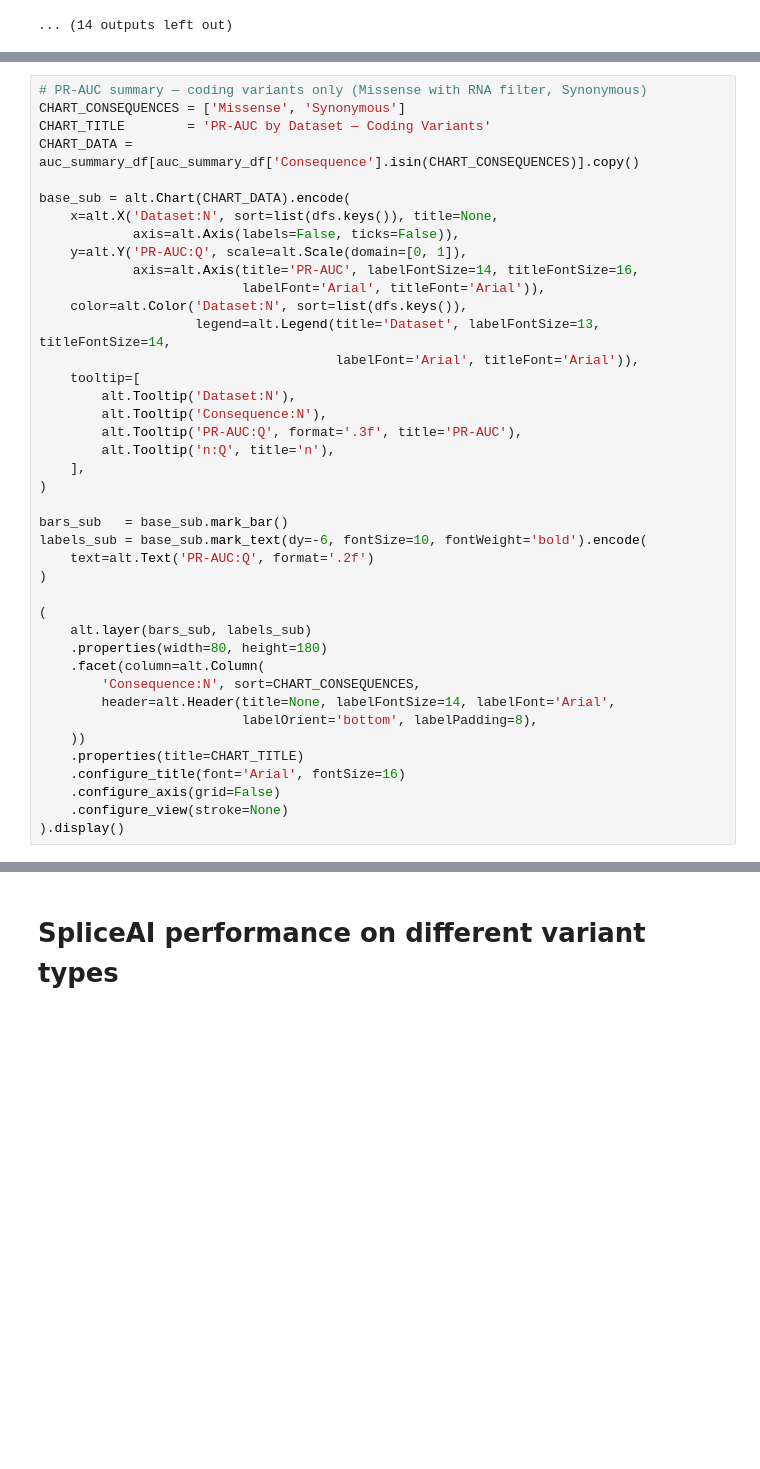
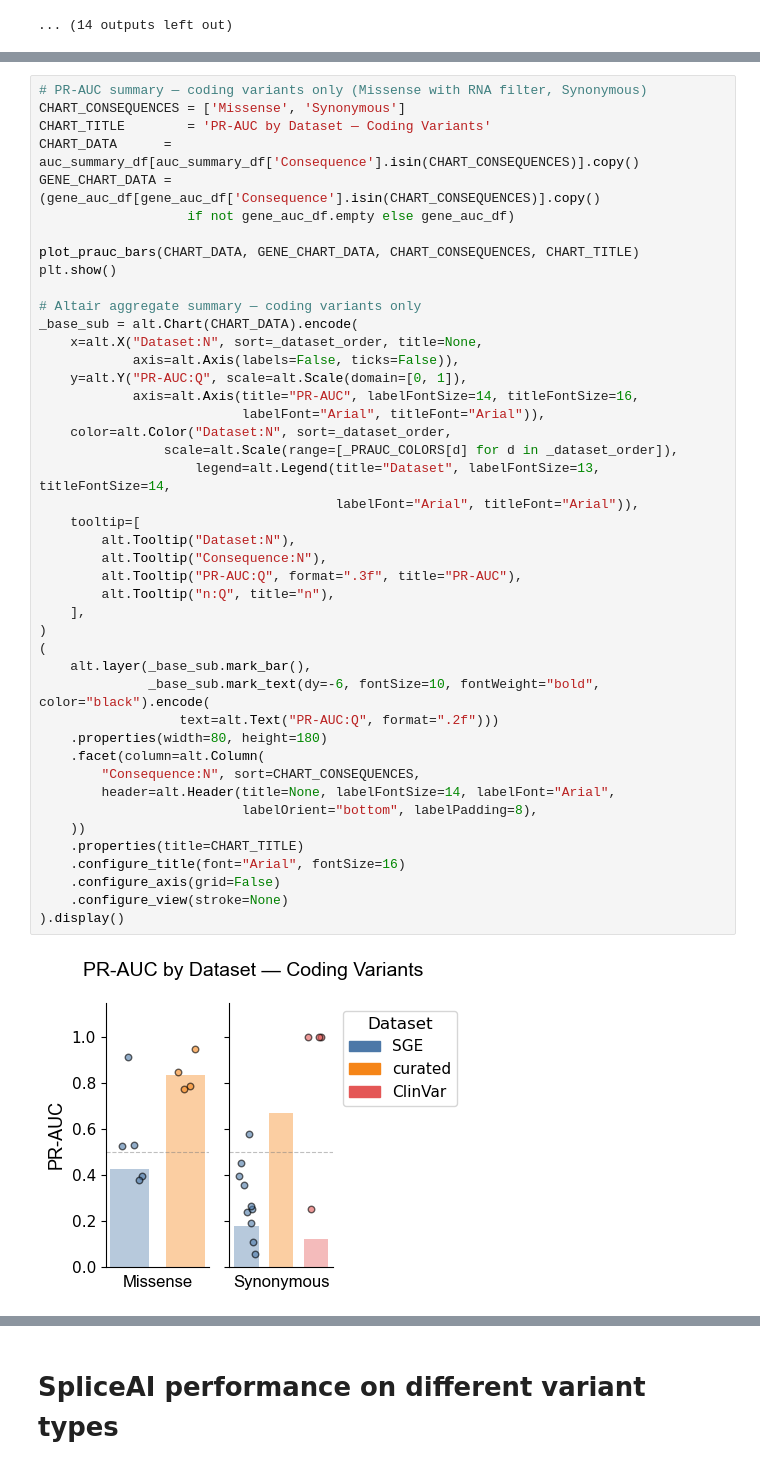
Before and after one commit to ivanw314/PillarProject_CAVA_Analysis, a Jupyter notebook: Notebooks/PP_SpliceAI_Joint_benchmarking.ipynb, the cells around one changed output, grey strips where cells are left out. Cells and saved outputs as stored; diff of their text form; blank space fills up the shorter version.

Commit message:
Update PP_SpliceAI_Joint_benchmarking.ipynb
Added scatter with jitter in the background

```diff
--- a/Notebooks/PP_SpliceAI_Joint_benchmarking.ipynb
+++ b/Notebooks/PP_SpliceAI_Joint_benchmarking.ipynb
@@ -792,45 +898,49 @@ pr_summary_chart.display()
 # %%
 # PR-AUC summary — coding variants only (Missense with RNA filter, Synonymous)
 CHART_CONSEQUENCES = ['Missense', 'Synonymous']
 CHART_TITLE        = 'PR-AUC by Dataset — Coding Variants'
-CHART_DATA = auc_summary_df[auc_summary_df['Consequence'].isin(CHART_CONSEQUENCES)].copy()
+CHART_DATA      = auc_summary_df[auc_summary_df['Consequence'].isin(CHART_CONSEQUENCES)].copy()
+GENE_CHART_DATA = (gene_auc_df[gene_auc_df['Consequence'].isin(CHART_CONSEQUENCES)].copy()
+                   if not gene_auc_df.empty else gene_auc_df)
 
-base_sub = alt.Chart(CHART_DATA).encode(
-    x=alt.X('Dataset:N', sort=list(dfs.keys()), title=None,
+plot_prauc_bars(CHART_DATA, GENE_CHART_DATA, CHART_CONSEQUENCES, CHART_TITLE)
+plt.show()
+
+# Altair aggregate summary — coding variants only
+_base_sub = alt.Chart(CHART_DATA).encode(
+    x=alt.X("Dataset:N", sort=_dataset_order, title=None,
             axis=alt.Axis(labels=False, ticks=False)),
-    y=alt.Y('PR-AUC:Q', scale=alt.Scale(domain=[0, 1]),
-            axis=alt.Axis(title='PR-AUC', labelFontSize=14, titleFontSize=16,
-                          labelFont='Arial', titleFont='Arial')),
-    color=alt.Color('Dataset:N', sort=list(dfs.keys()),
-                    legend=alt.Legend(title='Dataset', labelFontSize=13, titleFontSize=14,
-                                      labelFont='Arial', titleFont='Arial')),
+    y=alt.Y("PR-AUC:Q", scale=alt.Scale(domain=[0, 1]),
+            axis=alt.Axis(title="PR-AUC", labelFontSize=14, titleFontSize=16,
+                          labelFont="Arial", titleFont="Arial")),
+    color=alt.Color("Dataset:N", sort=_dataset_order,
+                scale=alt.Scale(range=[_PRAUC_COLORS[d] for d in _dataset_order]),
+                    legend=alt.Legend(title="Dataset", labelFontSize=13, titleFontSize=14,
+                                      labelFont="Arial", titleFont="Arial")),
     tooltip=[
-        alt.Tooltip('Dataset:N'),
-        alt.Tooltip('Consequence:N'),
-        alt.Tooltip('PR-AUC:Q', format='.3f', title='PR-AUC'),
-        alt.Tooltip('n:Q', title='n'),
+        alt.Tooltip("Dataset:N"),
+        alt.Tooltip("Consequence:N"),
+        alt.Tooltip("PR-AUC:Q", format=".3f", title="PR-AUC"),
+        alt.Tooltip("n:Q", title="n"),
     ],
 )
-
-bars_sub   = base_sub.mark_bar()
-labels_sub = base_sub.mark_text(dy=-6, fontSize=10, fontWeight='bold').encode(
-    text=alt.Text('PR-AUC:Q', format='.2f')
-)
-
 (
-    alt.layer(bars_sub, labels_sub)
+    alt.layer(_base_sub.mark_bar(),
+              _base_sub.mark_text(dy=-6, fontSize=10, fontWeight="bold", color="black").encode(
+                  text=alt.Text("PR-AUC:Q", format=".2f")))
     .properties(width=80, height=180)
     .facet(column=alt.Column(
-        'Consequence:N', sort=CHART_CONSEQUENCES,
-        header=alt.Header(title=None, labelFontSize=14, labelFont='Arial',
-                          labelOrient='bottom', labelPadding=8),
+        "Consequence:N", sort=CHART_CONSEQUENCES,
+        header=alt.Header(title=None, labelFontSize=14, labelFont="Arial",
+                          labelOrient="bottom", labelPadding=8),
     ))
     .properties(title=CHART_TITLE)
-    .configure_title(font='Arial', fontSize=16)
+    .configure_title(font="Arial", fontSize=16)
     .configure_axis(grid=False)
     .configure_view(stroke=None)
 ).display()
 # %% [output]
+[figure, added]
 [interactive output not drawn]
 # %%
 # PR-AUC summary — non-coding variants only
```
Also changed, not shown: parts of 6 cells of this notebook.
